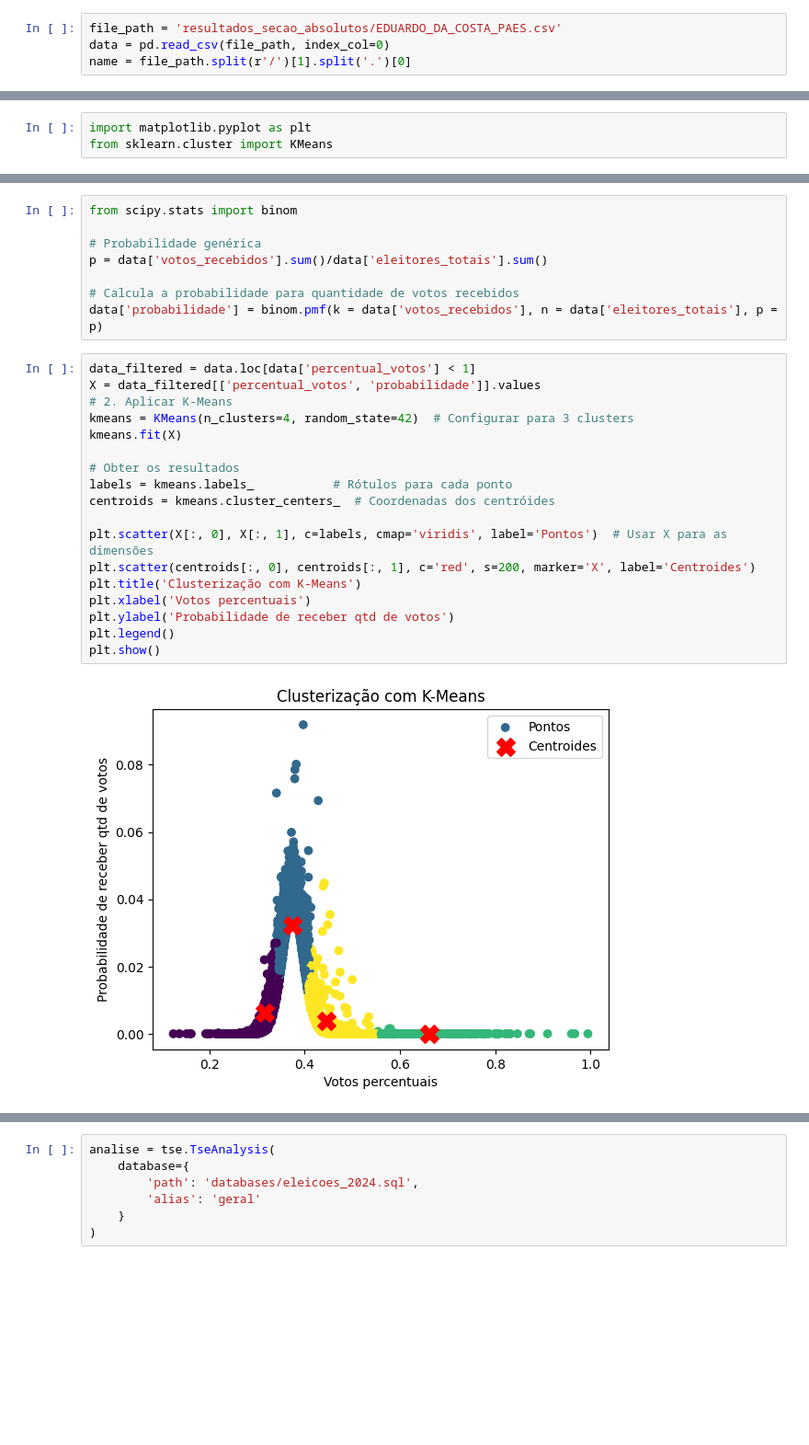
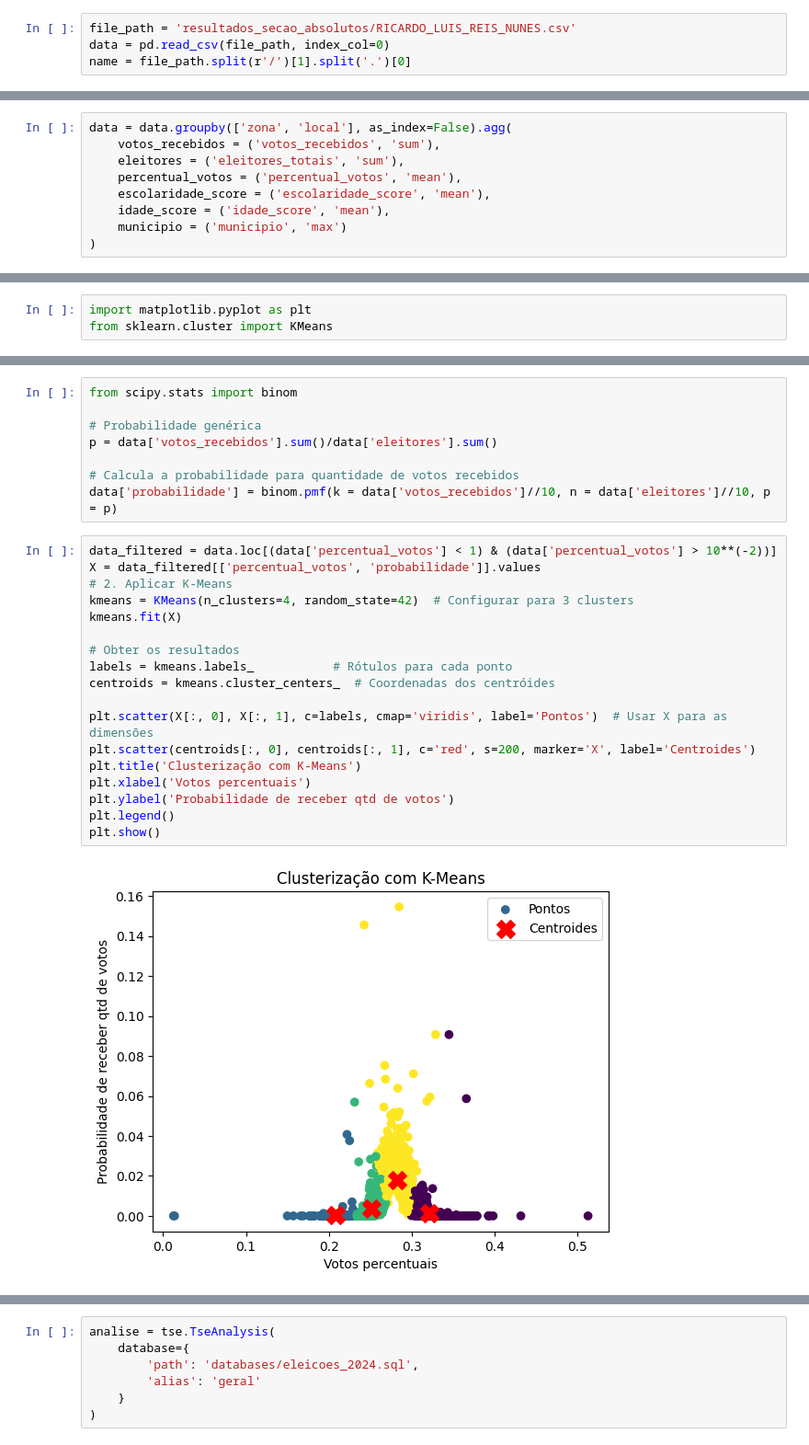
Before and after one commit to caiogimenes/tse-data, a Jupyter notebook: 4-analise_corr.ipynb, the cells around one changed output, grey strips where cells are left out. Shown at 92% size. Cells and saved outputs as stored; diff of their text form; blank space fills up the shorter version.

```diff
--- a/4-analise_corr.ipynb
+++ b/4-analise_corr.ipynb
@@ -3,7 +3,7 @@ import numpy as np
 import pandas as pd
 import re
 # %%
-file_path = 'resultados_secao_absolutos/EDUARDO_DA_COSTA_PAES.csv'
+file_path = 'resultados_secao_absolutos/RICARDO_LUIS_REIS_NUNES.csv'
 data = pd.read_csv(file_path, index_col=0)
 name = file_path.split(r'/')[1].split('.')[0]
 # %%
@@ -74,0 +77,9 @@ data.head(1)
+# %%
+data = data.groupby(['zona', 'local'], as_index=False).agg(
+    votos_recebidos = ('votos_recebidos', 'sum'),
+    eleitores = ('eleitores_totais', 'sum'),
+    percentual_votos = ('percentual_votos', 'mean'),
+    escolaridade_score = ('escolaridade_score', 'mean'),
+    idade_score = ('idade_score', 'mean'),
+    municipio = ('municipio', 'max')
+)
@@ -141,30 +166,30 @@ plt.show()
 from scipy.stats import binom
 
 # Probabilidade genérica
-p = data['votos_recebidos'].sum()/data['eleitores_totais'].sum()
+p = data['votos_recebidos'].sum()/data['eleitores'].sum()
 
 # Calcula a probabilidade para quantidade de votos recebidos
-data['probabilidade'] = binom.pmf(k = data['votos_recebidos'], n = data['eleitores_totais'], p = p)
+data['probabilidade'] = binom.pmf(k = data['votos_recebidos']//10, n = data['eleitores']//10, p = p)
 # %%
-data_filtered = data.loc[data['percentual_votos'] < 1]
+data_filtered = data.loc[(data['percentual_votos'] < 1) & (data['percentual_votos'] > 10**(-2))]
 X = data_filtered[['percentual_votos', 'probabilidade']].values
 # 2. Aplicar K-Means
 kmeans = KMeans(n_clusters=4, random_state=42)  # Configurar para 3 clusters
 kmeans.fit(X)
 
 # Obter os resultados
 labels = kmeans.labels_           # Rótulos para cada ponto
 centroids = kmeans.cluster_centers_  # Coordenadas dos centróides
 
 plt.scatter(X[:, 0], X[:, 1], c=labels, cmap='viridis', label='Pontos')  # Usar X para as dimensões
 plt.scatter(centroids[:, 0], centroids[:, 1], c='red', s=200, marker='X', label='Centroides')
 plt.title('Clusterização com K-Means')
 plt.xlabel('Votos percentuais')
 plt.ylabel('Probabilidade de receber qtd de votos')
 plt.legend()
 plt.show()
 # %% [output]
-[figure, old version]
+[figure, new version]
 # %%
 data_filtered['clusters'] = labels
 data_filtered.head()
```
Also changed, not shown: parts of 25 cells of this notebook, 9 other files.
